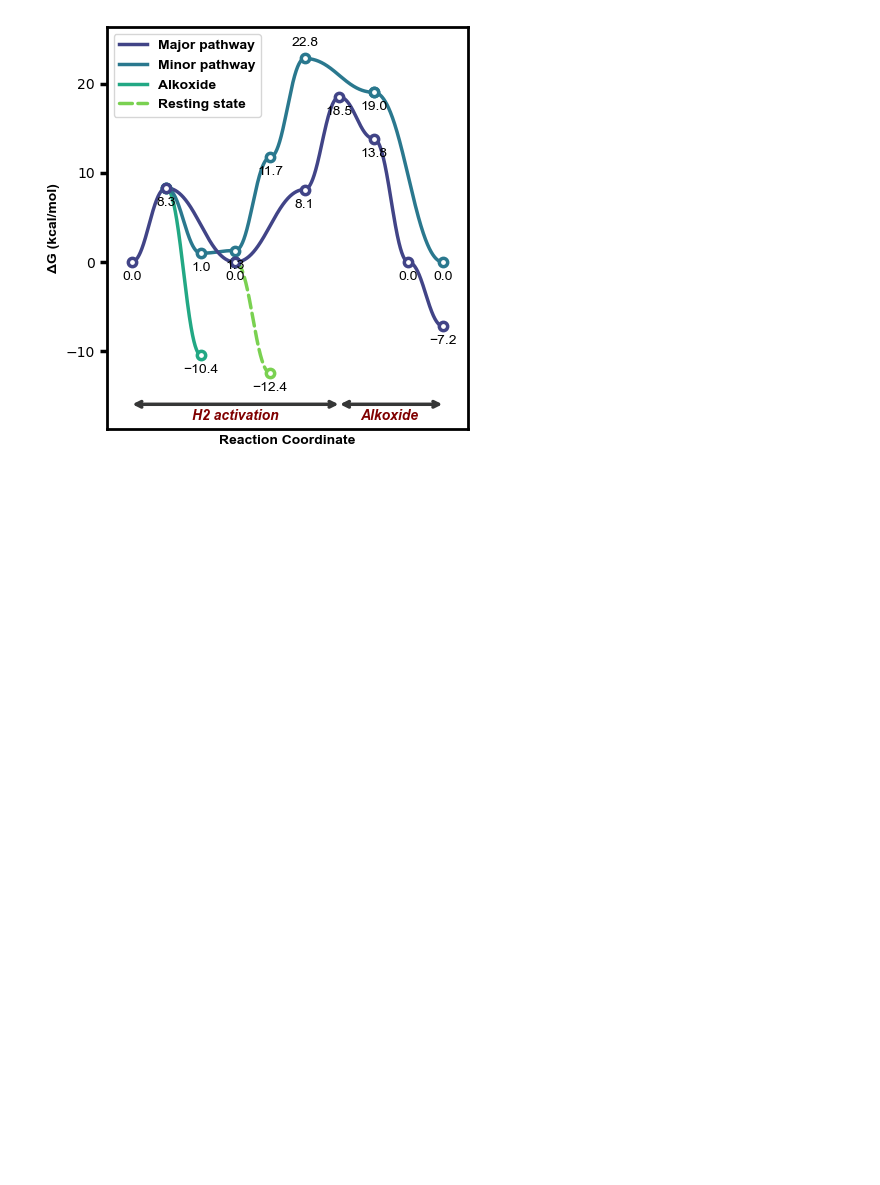
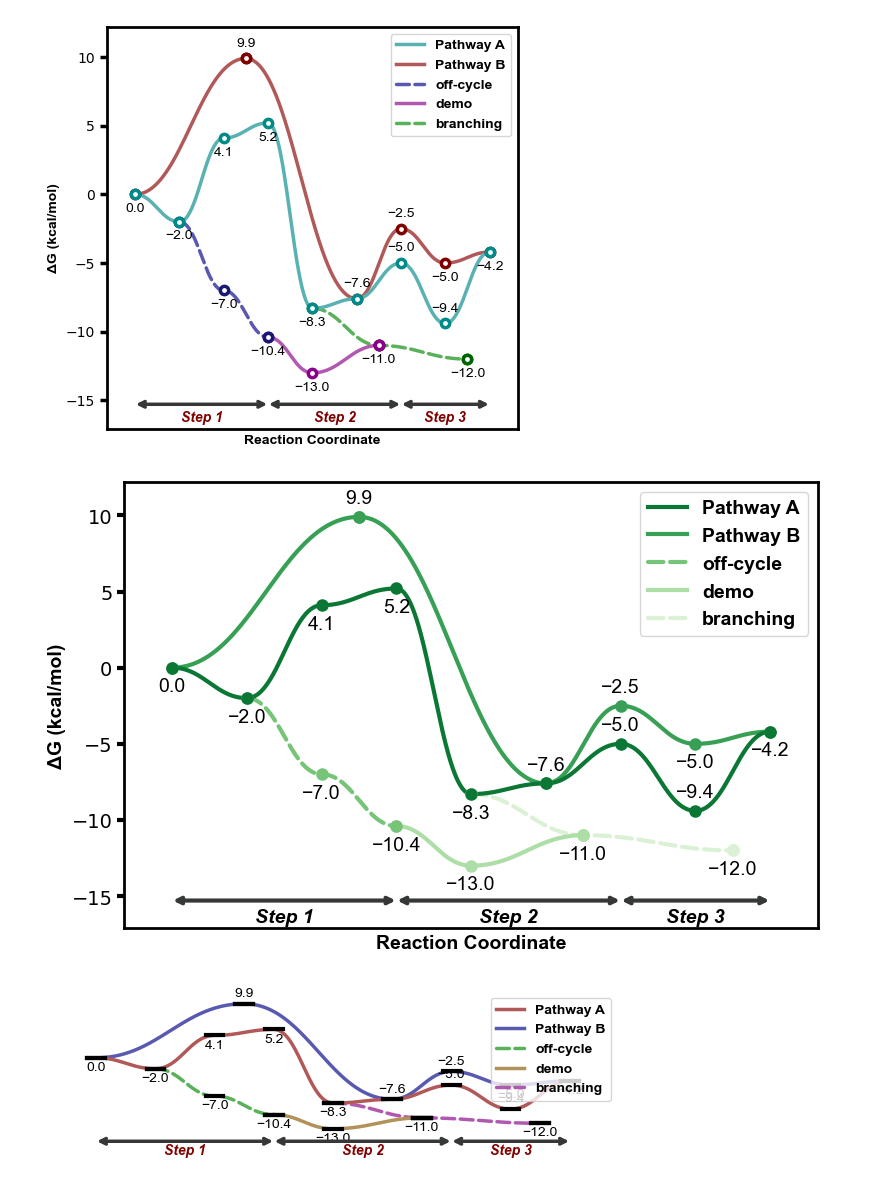
Before and after one commit to aligfellow/plotprofile, a Jupyter notebook: examples/example.ipynb, the cells around one changed output. Cells and saved outputs as stored; diff of their text form; code cells hidden in the pictures; blank space fills up the shorter version.

```diff
--- a/examples/example.ipynb
+++ b/examples/example.ipynb
@@ -1,30 +1,34 @@
-# %%
-import os
-import sys
-from pathlib import Path
-sys.path.append(str(Path("..") / "src"))
-
-import plotProfile
-import numpy as np
-import seaborn as sns
-
-energy_sets = {
-    "Major pathway": [0.00, 8.31, 0.00, 0.00, 0.00, 8.13, 18.5, 13.83, 0.00, -7.17],
-    "Minor pathway": [np.nan, 8.31, 1.0, 1.3, 11.73, 22.81, 19.02, 19.02, 19.02, 0.00],
-    "Alkoxide": [np.nan, 8.31, -10.4],
-    "Resting state": [np.nan, np.nan, np.nan, 0.0, -12.4],
-}
-
-annotations = {
-    'H2 activation': (0,6),
-    'Alkoxide ': (6,9),
-}
-colors = sns.mpl_palette("viridis", len(energy_sets))
-# colors = ["teal", "maroon", "midnightblue", "darkmagenta", "darkgreen", "saddlebrown"]
-
-plotter = plotProfile.plot.ReactionProfilePlotter(style="default", figsize=(4.5,4.5), dashed=["Resting state"], point_type='hollow', desaturate=False, segment_annotations=annotations, axes="box", colors='viridis')
-plotter.plot(energy_sets)
-
-# plotProfile.plot.plot_profile(energy_sets, dashed=[2,3], curviness=0.5, desaturate=True)
-# %% [output]
-[figure, removed]
+# %%
+import sys
+from pathlib import Path
+sys.path.append(str(Path("..") / "src"))
+
+import plotProfile
+import numpy as np
+
+energy_sets = {
+    "Pathway A": [0.00, -2.0, 4.1, 5.2, -8.3, -7.6, -5.0,-9.4,-4.2],
+    "Pathway B": [0.00, 9.9, 9.9, 9.9, 9.9, -7.6, -2.5,-5,-4.2],
+    "off-cycle": [np.nan, -2.0, -7.0, -10.4],
+    "demo": [np.nan, np.nan, np.nan, -10.4, -13, -11, -11],
+    "branching": [np.nan, np.nan, np.nan, np.nan, -8.3, -11, -11.0, -12,-12],
+}
+
+annotations = {
+    'Step 1': (0,3),
+    'Step 2': (3,6),
+    'Step 3': (6,8),
+}
+
+plotter = plotProfile.plot.ReactionProfilePlotter(style="default", dashed=["off-cycle", "branching"], point_type='hollow', desaturate=True, segment_annotations=annotations, axes="box")
+plotter.plot(energy_sets)
+
+plotter = plotProfile.plot.ReactionProfilePlotter(style="presentation", dashed=["off-cycle", "branching"], point_type='dot', desaturate=False, segment_annotations=annotations, axes="box", colors='Greens_r', annotation_color='black')
+plotter.plot(energy_sets)
+
+plotter = plotProfile.plot.ReactionProfilePlotter(figsize=(6,2), dashed=["off-cycle", "branching"], point_type='bar', desaturate=True, segment_annotations=annotations, axes=None, colors=['red', 'blue', 'green', 'orange', 'purple'])
+plotter.plot(energy_sets)
+# %% [output]
+[figure, added]
+[figure, added]
+[figure, added]
```
Also changed, not shown: parts of 5 cells of this notebook, 4 other files.
